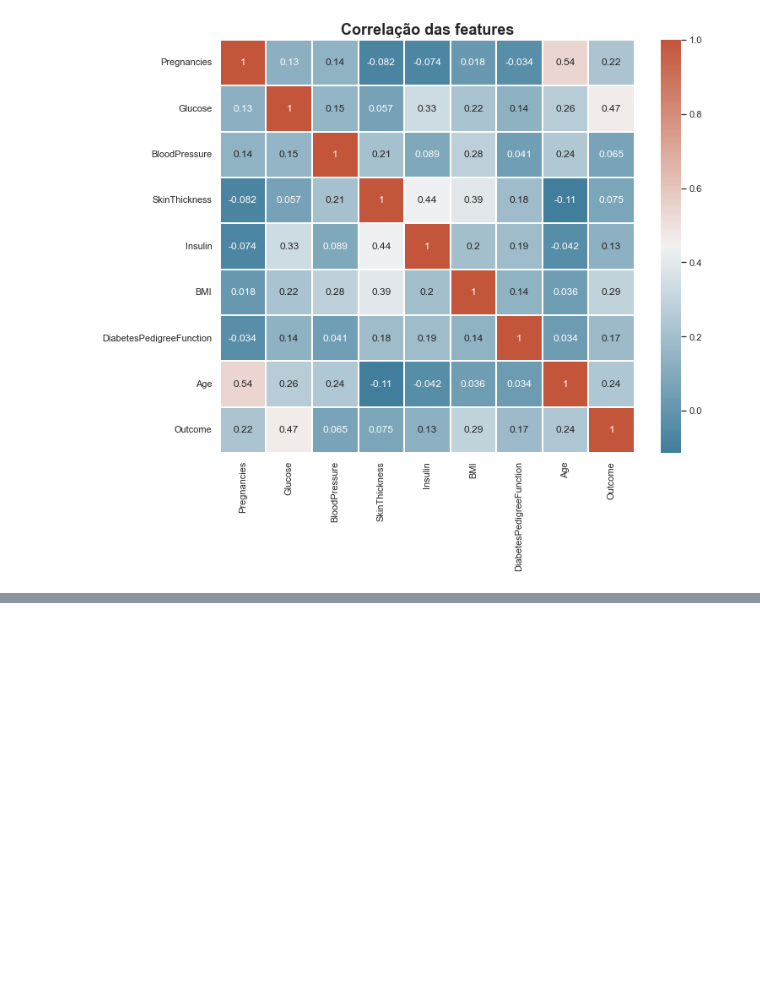
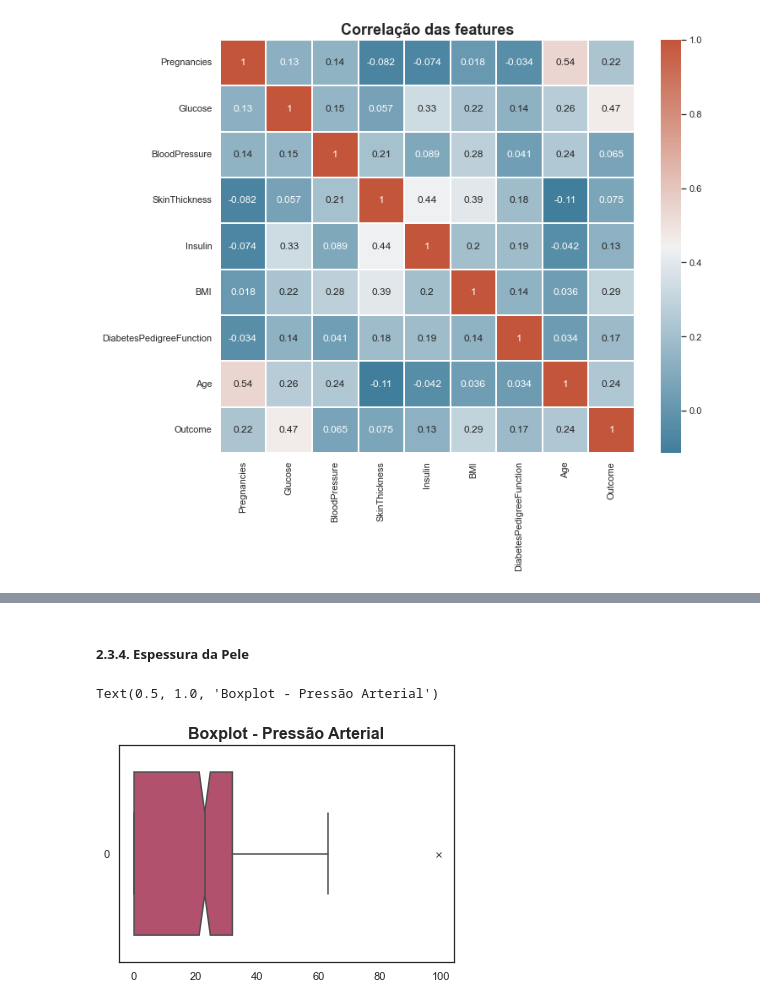
Before and after one commit to DieggoHenrique/Analise_Preditiva_Avancada_Previsao_Diabete, a Jupyter notebook: previsao_diabetes_willy.ipynb, the cells around one changed output, grey strips where cells are left out. Cells and saved outputs as stored; diff of their text form; code cells hidden in the pictures; blank space fills up the shorter version.

```diff
--- a/previsao_diabetes_willy.ipynb
+++ b/previsao_diabetes_willy.ipynb
@@ -106,0 +165,18 @@ Text(0.5, 1.0, 'Correlação das features')
+# %% [markdown]
+<h5>2.3.4. Espessura da Pele</h5>
+# %%
+#SkinThickness
+sns.boxplot(
+    data=dataset['SkinThickness'], #dados
+    orient='h', #orientação do gráfico
+    palette='flare', #paleta de cores
+    width=0.75, #largura de alinhamento
+    notch=True, #notch na mediana
+    flierprops={"marker": "x"}, #tipo de outliers
+    showcaps=True, #linhas de início
+    fliersize=5. #tamanho da marcação dos outliers
+)
+plt.title('Boxplot - Espessura da pele', size=16, fontweight='bold') #Título do gráfico
+# %% [output]
+Text(0.5, 1.0, 'Boxplot - Pressão Arterial')
+[figure, added]
```
Also changed, not shown: parts of 26 cells of this notebook.
